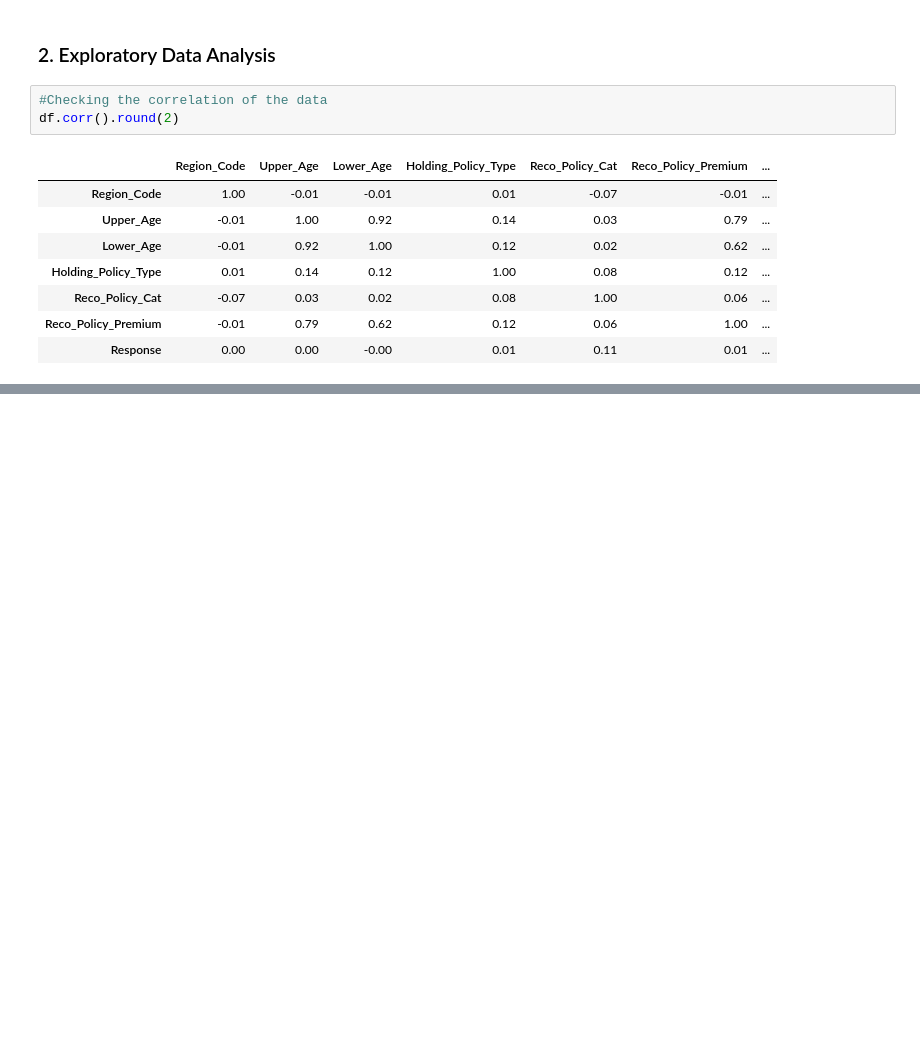
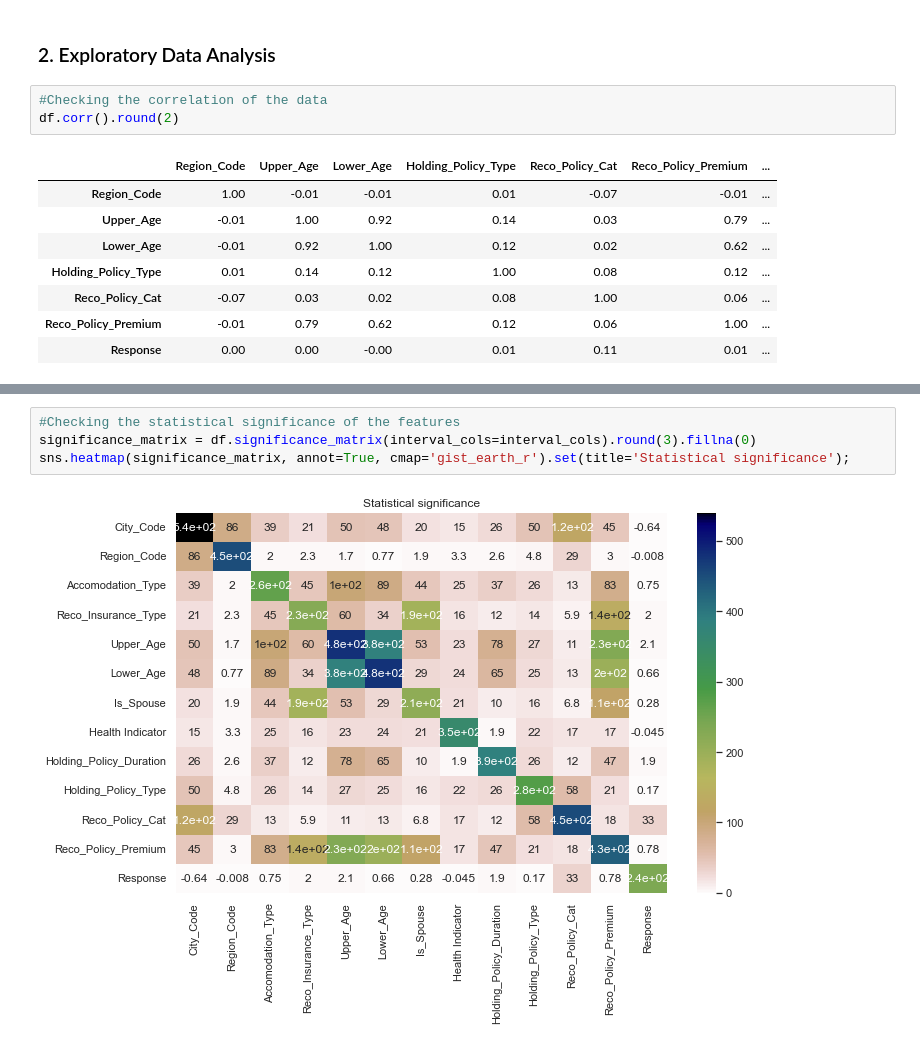
Before and after one commit to o-guilherme/IFSP-Proj-Sem2, a Jupyter notebook: EDA and Pre-processing.ipynb, the cells around one changed output, grey strips where cells are left out. Drawn from its saved outputs; the diff is of its cells as text; blank space fills up the shorter version.

```diff
--- a/EDA and Pre-processing.ipynb
+++ b/EDA and Pre-processing.ipynb
@@ -180,0 +183,6 @@ sns.heatmap(phik_matrix, annot=True, cmap='gist_earth_r');
+# %%
+#Checking the statistical significance of the features
+significance_matrix = df.significance_matrix(interval_cols=interval_cols).round(3).fillna(0)
+sns.heatmap(significance_matrix, annot=True, cmap='gist_earth_r').set(title='Statistical significance');
+# %% [output]
+[figure, added]
```
Also changed, not shown: parts of 6 cells of this notebook.
